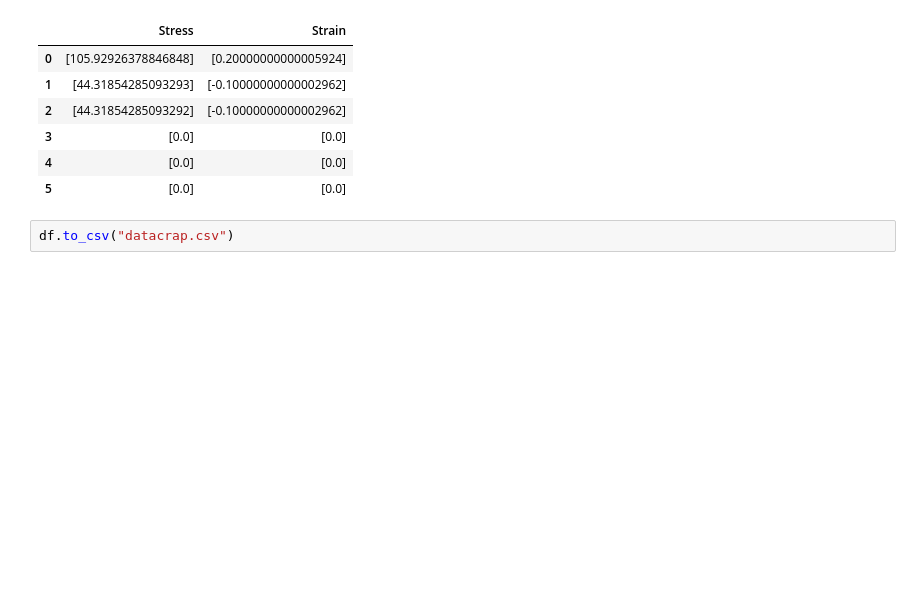
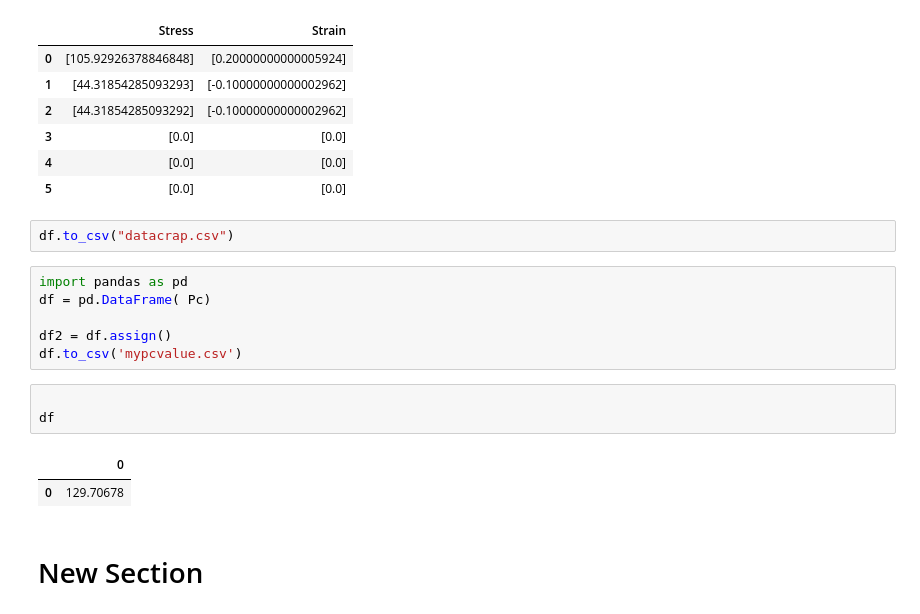
Before and after one commit to DOptimusPrime/AI_Soil_Modeling, a Jupyter notebook: camclay.ipynb, the cells around one changed output. Cells and saved outputs as stored; diff of their text form; blank space fills up the shorter version.

```diff
--- a/camclay.ipynb
+++ b/camclay.ipynb
@@ -277,3 +297,17 @@ df
 | 5 | [0.0] | [0.0] |
 # %%
 df.to_csv("datacrap.csv")
+# %%
+import pandas as pd
+df = pd.DataFrame( Pc)
+
+df2 = df.assign()
+df.to_csv('mypcvalue.csv')
+# %%
+
+df
+# %% [output]
+|  | 0 |
+| 0 | 129.70678 |
+# %% [markdown]
+# New Section
```
Also changed, not shown: parts of 2 cells of this notebook.
